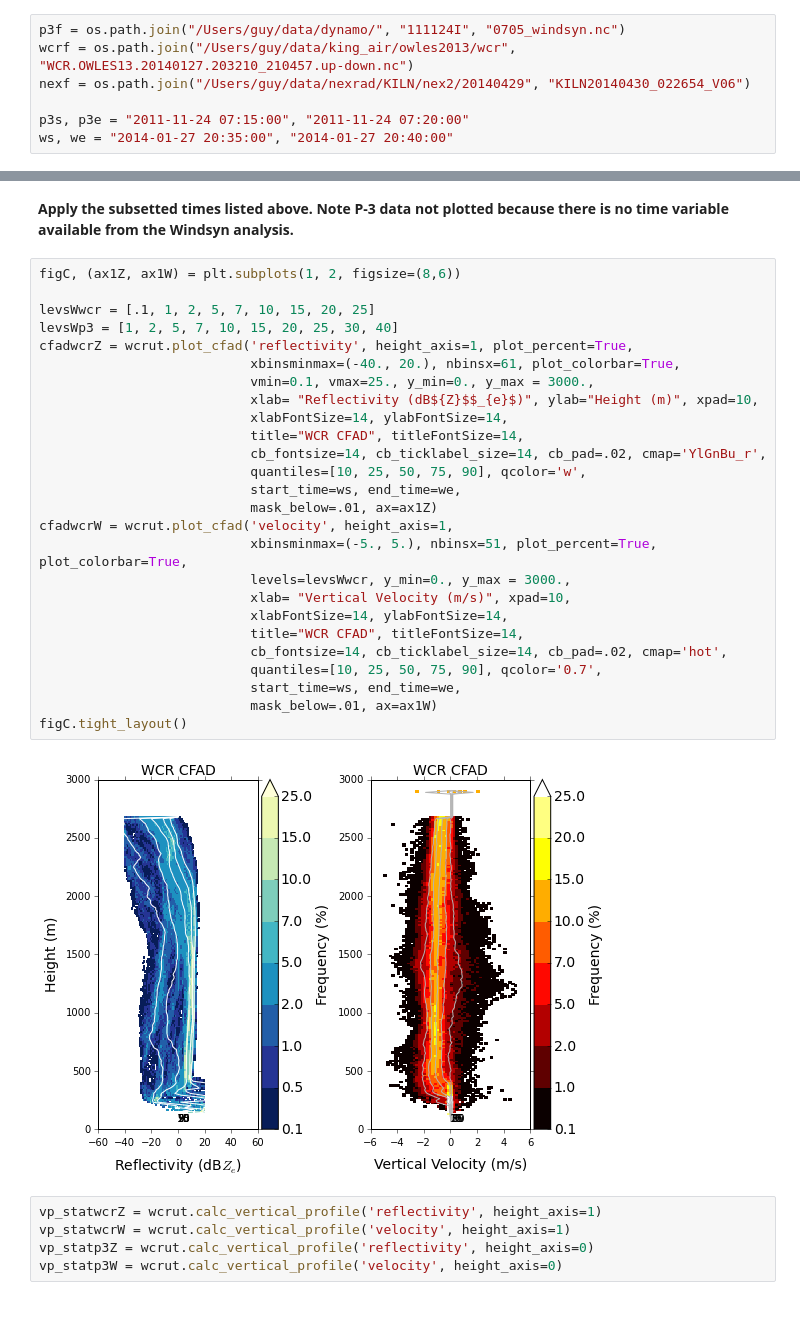
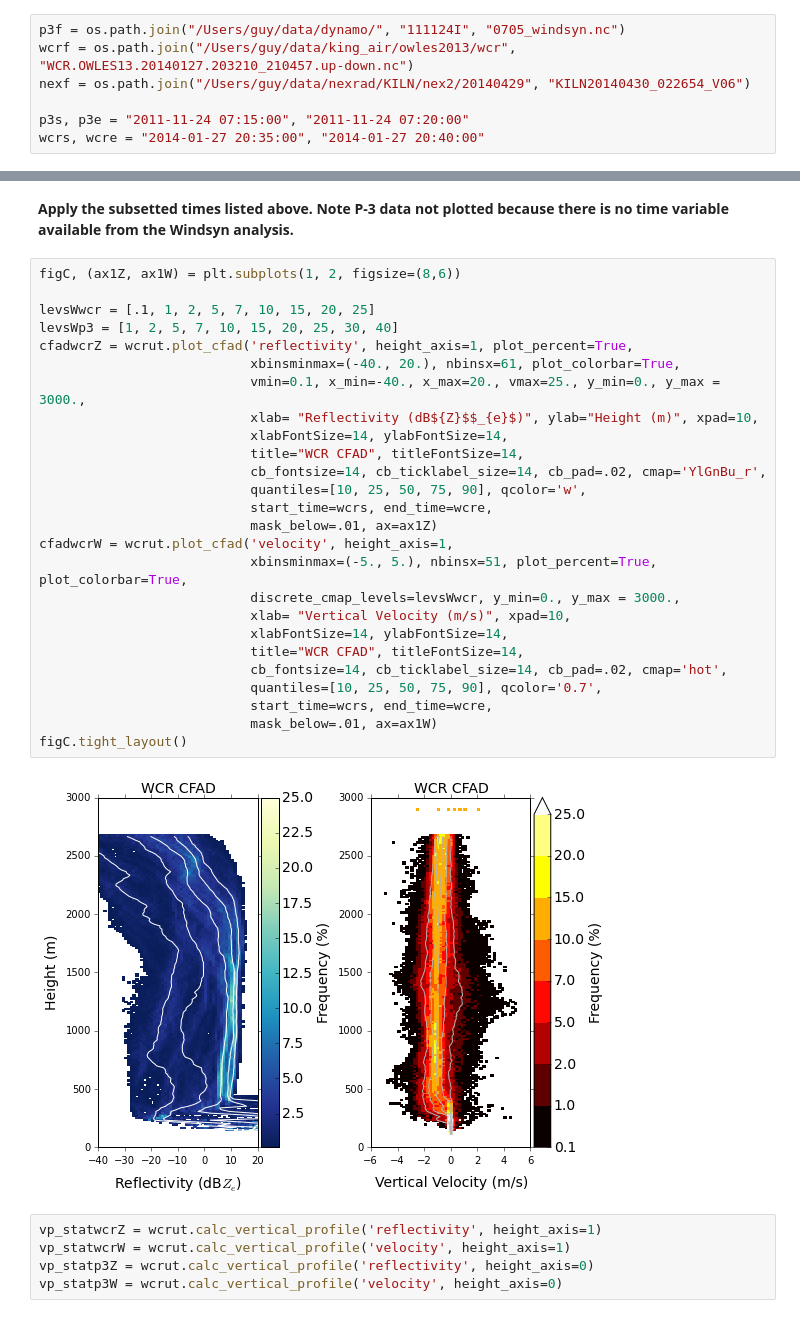
Before and after one commit to nguy/AWOT, a Jupyter notebook: examples/awot_cfad_demo.ipynb, the cells around one changed output, grey strips where cells are left out. Cells and saved outputs as stored; diff of their text form.

```diff
--- a/examples/awot_cfad_demo.ipynb
+++ b/examples/awot_cfad_demo.ipynb
@@ -13,7 +14,7 @@ wcrf = os.path.join("/Users/guy/data/king_air/owles2013/wcr", "WCR.OWLES13.20140
 nexf = os.path.join("/Users/guy/data/nexrad/KILN/nex2/20140429", "KILN20140430_022654_V06")
 
 p3s, p3e = "2011-11-24 07:15:00", "2011-11-24 07:20:00"
-ws, we = "2014-01-27 20:35:00", "2014-01-27 20:40:00"
+wcrs, wcre = "2014-01-27 20:35:00", "2014-01-27 20:40:00"
 # %% [markdown]
 <b> Read in the file</b>
 # %%
@@ -235,31 +266,31 @@ figC.tight_layout()
 # %%
 figC, (ax1Z, ax1W) = plt.subplots(1, 2, figsize=(8,6))
 
 levsWwcr = [.1, 1, 2, 5, 7, 10, 15, 20, 25]
 levsWp3 = [1, 2, 5, 7, 10, 15, 20, 25, 30, 40]
 cfadwcrZ = wcrut.plot_cfad('reflectivity', height_axis=1, plot_percent=True,
                            xbinsminmax=(-40., 20.), nbinsx=61, plot_colorbar=True,
-                           vmin=0.1, vmax=25., y_min=0., y_max = 3000.,
+                           vmin=0.1, x_min=-40., x_max=20., vmax=25., y_min=0., y_max = 3000.,
                            xlab= "Reflectivity (dB${Z}$$_{e}$)", ylab="Height (m)", xpad=10,
                            xlabFontSize=14, ylabFontSize=14,
                            title="WCR CFAD", titleFontSize=14,
                            cb_fontsize=14, cb_ticklabel_size=14, cb_pad=.02, cmap='YlGnBu_r',
                            quantiles=[10, 25, 50, 75, 90], qcolor='w',
-                           start_time=ws, end_time=we,
+                           start_time=wcrs, end_time=wcre,
                            mask_below=.01, ax=ax1Z)
 cfadwcrW = wcrut.plot_cfad('velocity', height_axis=1,
                            xbinsminmax=(-5., 5.), nbinsx=51, plot_percent=True, plot_colorbar=True,
-                           levels=levsWwcr, y_min=0., y_max = 3000.,
+                           discrete_cmap_levels=levsWwcr, y_min=0., y_max = 3000.,
                            xlab= "Vertical Velocity (m/s)", xpad=10,
                            xlabFontSize=14, ylabFontSize=14,
                            title="WCR CFAD", titleFontSize=14,
                            cb_fontsize=14, cb_ticklabel_size=14, cb_pad=.02, cmap='hot',
                            quantiles=[10, 25, 50, 75, 90], qcolor='0.7',
-                           start_time=ws, end_time=we,
+                           start_time=wcrs, end_time=wcre,
                            mask_below=.01, ax=ax1W)
 figC.tight_layout()
 # %% [output]
-[figure, old version]
+[figure, new version]
 # %%
 vp_statwcrZ = wcrut.calc_vertical_profile('reflectivity', height_axis=1)
 vp_statwcrW = wcrut.calc_vertical_profile('velocity', height_axis=1)
```
Also changed, not shown: parts of 10 cells of this notebook, 2 other files.
